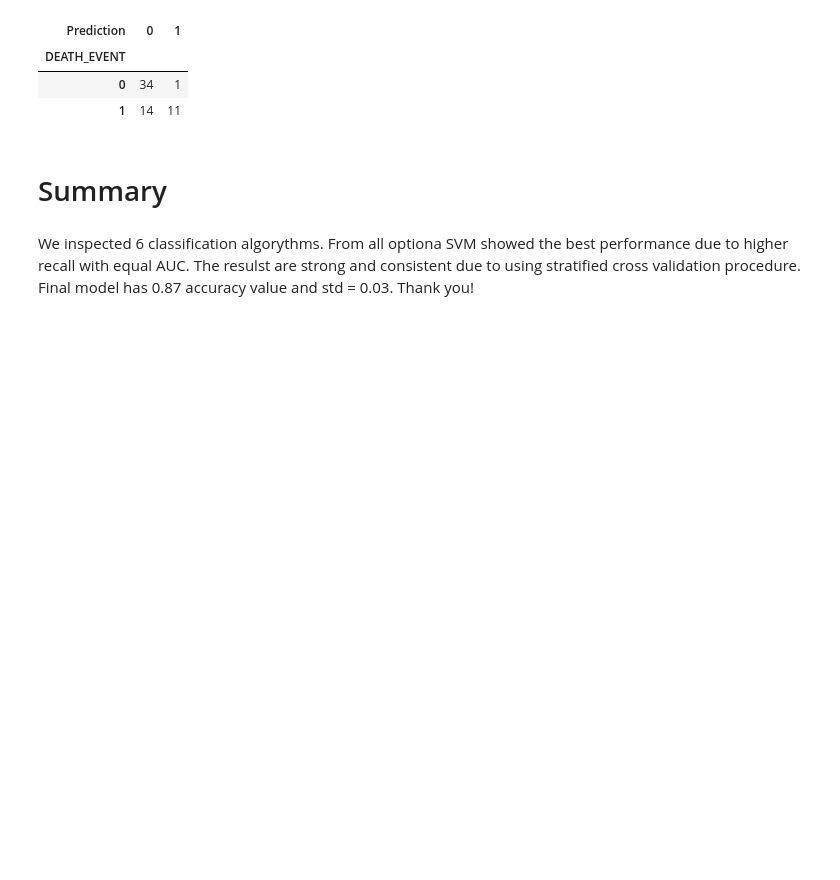
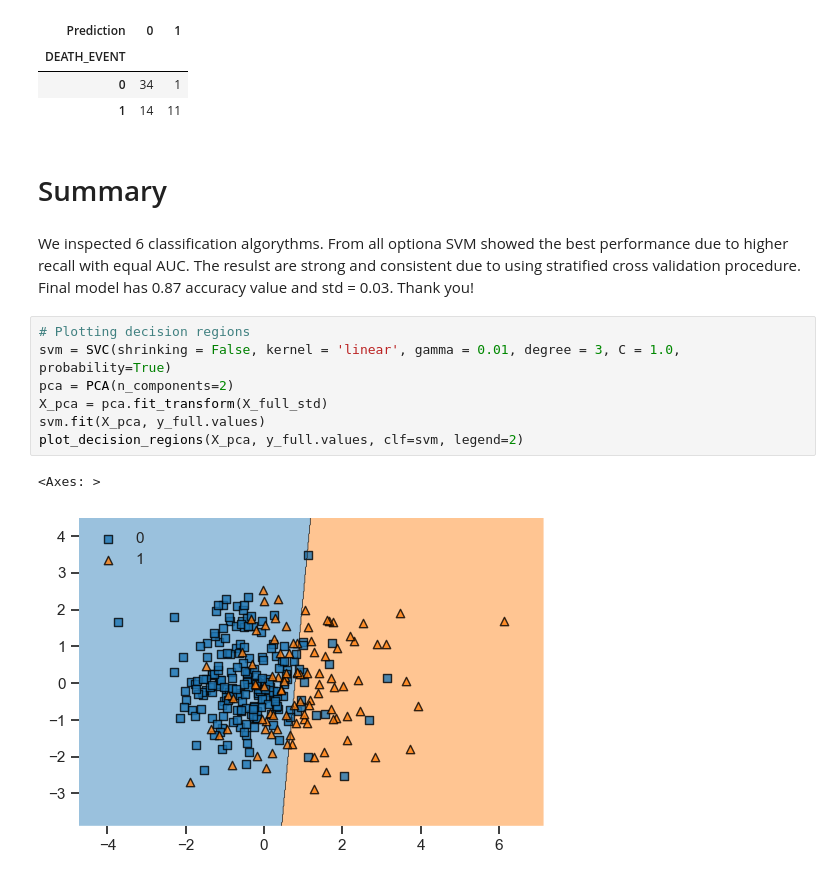
Before and after one commit to SerjWeesp/ml-python, a Jupyter notebook: Classification.ipynb, the cells around one changed output. Cells and saved outputs as stored; diff of their text form; blank space fills up the shorter version.

Commit message:
Added visualisation of decision boundary and PCA

```diff
--- a/Classification.ipynb
+++ b/Classification.ipynb
@@ -844,3 +845,13 @@ pd.crosstab(y_test, y_pred, colnames=['Prediction'])
 # Summary
 # %% [markdown]
 We inspected 6 classification algorythms. From all optiona SVM showed the best performance due to higher recall with equal AUC. The resulst are strong and consistent due to using stratified cross validation procedure. Final model has 0.87 accuracy value and std = 0.03. Thank you!
+# %%
+# Plotting decision regions
+svm = SVC(shrinking = False, kernel = 'linear', gamma = 0.01, degree = 3, C = 1.0, probability=True)
+pca = PCA(n_components=2)
+X_pca = pca.fit_transform(X_full_std)
+svm.fit(X_pca, y_full.values)
+plot_decision_regions(X_pca, y_full.values, clf=svm, legend=2)
+# %% [output]
+<Axes: >
+[figure, added]
```
Also changed, not shown: parts of 1 cell of this notebook.
